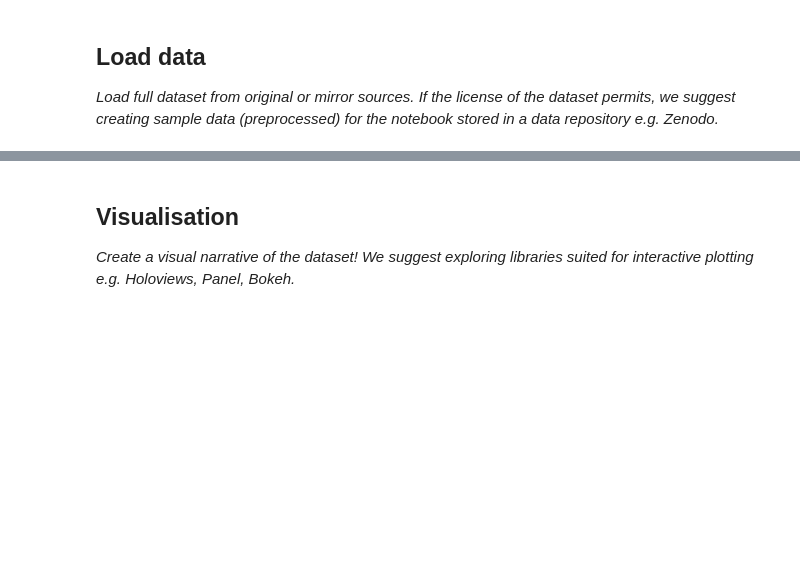
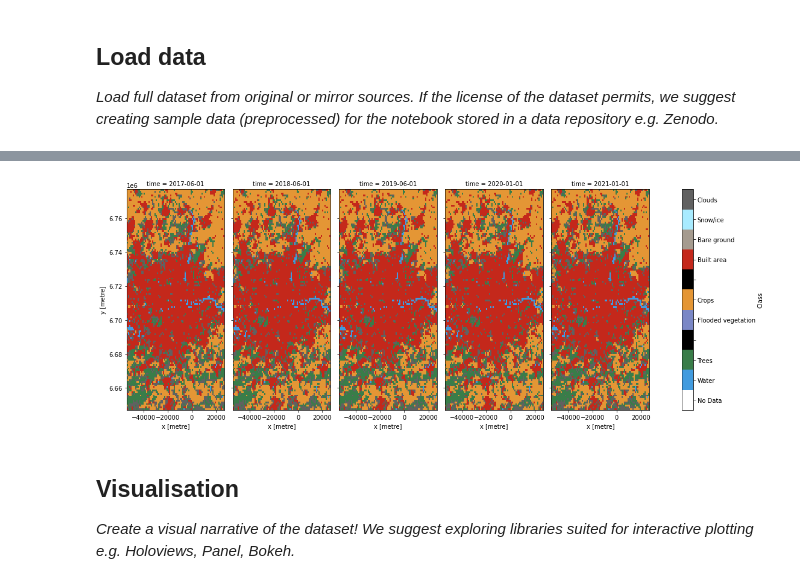
Before and after one commit to eds-book-gallery/b128b282-dee7-44a7-bc21-f1fd21452a83, a Jupyter notebook: landcover-exploration-nlcd.ipynb, the cells around one changed output, grey strips where cells are left out. Cells and saved outputs as stored; diff of their text form; code cells hidden in the pictures; blank space fills up the shorter version.

```diff
--- a/landcover-exploration-nlcd.ipynb
+++ b/landcover-exploration-nlcd.ipynb
@@ -60,3 +196,36 @@ if not os.path.exists(notebook_folder):
+# %%
+collection = catalog.get_collection("io-lulc-9-class")
+ia = ItemAssetsExtension.ext(collection)
+
+x = ia.item_assets["data"]
+class_names = {x["summary"]: x["values"][0] for x in x.properties["file:values"]}
+values_to_classes = {v: k for k, v in class_names.items()}
+class_count = len(class_names)
+
+with rasterio.open(items[0].assets["data"].href) as src:
+    colormap_def = src.colormap(1)  # get metadata colormap for band 1
+    colormap = [
+        np.array(colormap_def[i]) / 255 for i in range(max(class_names.values()))
+    ]  # transform to matplotlib color format
+
+cmap = ListedColormap(colormap)
+
+vmin = 0
+vmax = max(class_names.values())
+
+p = merged.data.plot(
+    col="time",
+    cmap=cmap,
+    vmin=vmin,
+    vmax=vmax,
+    figsize=(16, 6),
+)
+ticks = np.linspace(0.5, 10.5, 11)
+labels = [values_to_classes.get(i, "") for i in range(cmap.N)]
+p.cbar.set_ticks(ticks, labels=labels)
+p.cbar.set_label("Class")
+# %% [output]
+[figure, added]
 # %% [markdown]
 ## Visualisation
 *Create a visual narrative of the dataset! We suggest exploring libraries suited for interactive plotting e.g. Holoviews, Panel, Bokeh.*
```
Also changed, not shown: parts of 9 cells of this notebook, 1 other file.
